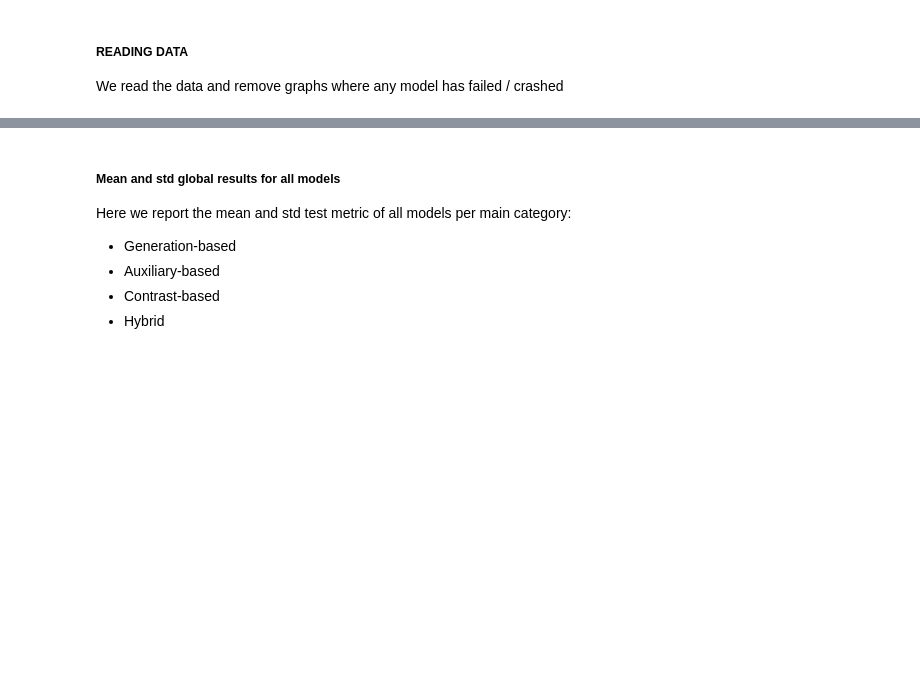
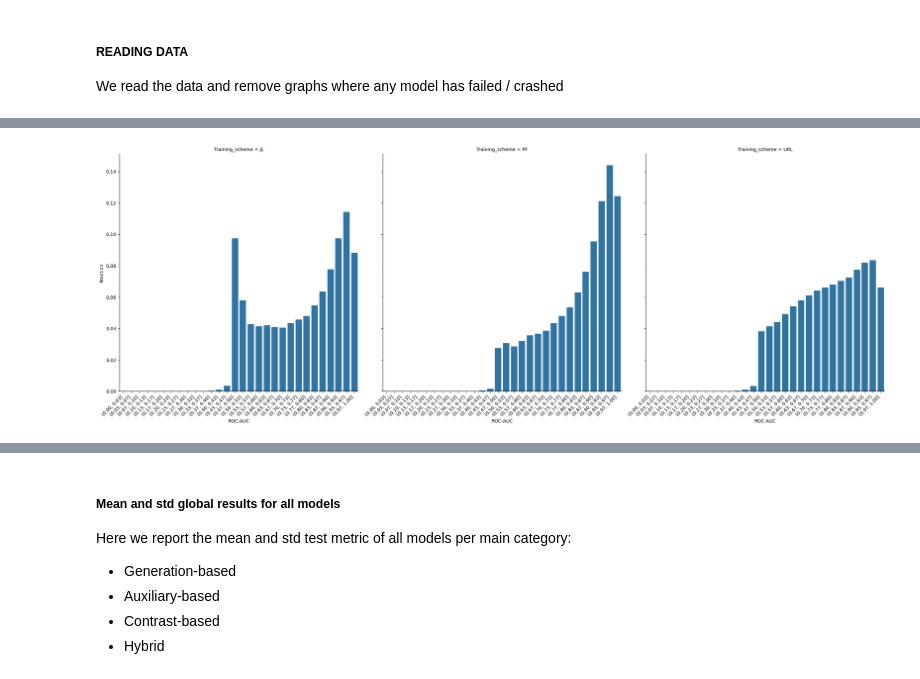
Before and after one commit to ITU-Thesis/graphworld, a Jupyter notebook: evaluation/global_analysis.ipynb, the cells around one changed output, grey strips where cells are left out. Cells and saved outputs as stored; diff of their text form; code cells hidden in the pictures; blank space fills up the shorter version.

```diff
--- a/evaluation/global_analysis.ipynb
+++ b/evaluation/global_analysis.ipynb
@@ -14,8 +10,3 @@ OBS: Uncomment lines when mode4 is ready to be analysed. Feel free to add what y
-# %%
-df = pd.DataFrame({
-    'a': [1, 2, 3],
-    'b': [9, 0, 10]
-})
 # %%
 import pandas as pd
 import json
@@ -82,0 +260,19 @@ KeyboardInterrupt:
+# %%
+grp = df.groupby('Training_scheme')
+N_bins = 30
+results = []
+for key, v in grp:
+    bins = pd.cut(v[TEST_METRIC], bins=np.linspace(0, 1, N_bins + 1)).value_counts().reset_index().rename(columns={ 'index': 'ROC-AUC', 'test_rocauc_ovr': 'Fraction' })
+    bins['Fraction'] = bins['Fraction'] / bins['Fraction'].sum()
+    bins['Training_scheme'] = key
+    bins['ROC-AUC'] = bins['ROC-AUC'].apply(lambda x: f'({x.left:.2f}, {x.right:.2f}]')
+    results += [bins]
+bin_df = pd.concat(results)
+# %%
+g = sns.FacetGrid(data=bin_df, col='Training_scheme', height=8, aspect=1)
+g.map(sns.barplot, 'ROC-AUC', 'Fraction')
+plt.tight_layout()
+for ax in g.axes.flat:
+    ax.set_xticklabels(ax.get_xticklabels(), rotation=45, horizontalalignment='right')
+# %% [output]
+[figure, added]
```
Also changed, not shown: parts of 27 cells of this notebook, 2 other files.
